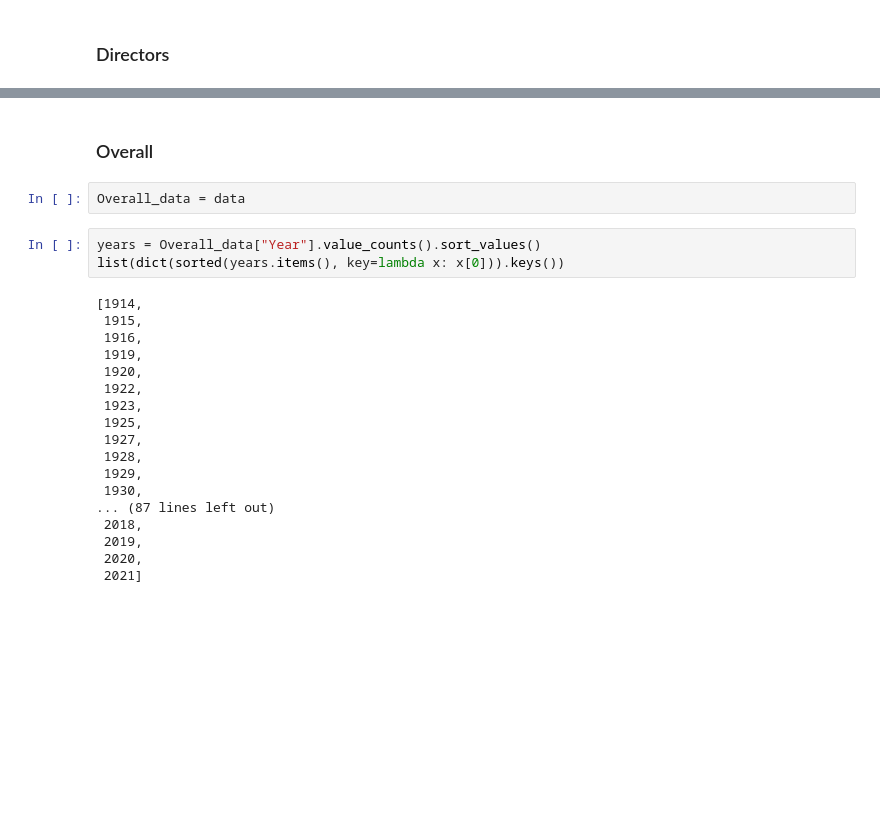
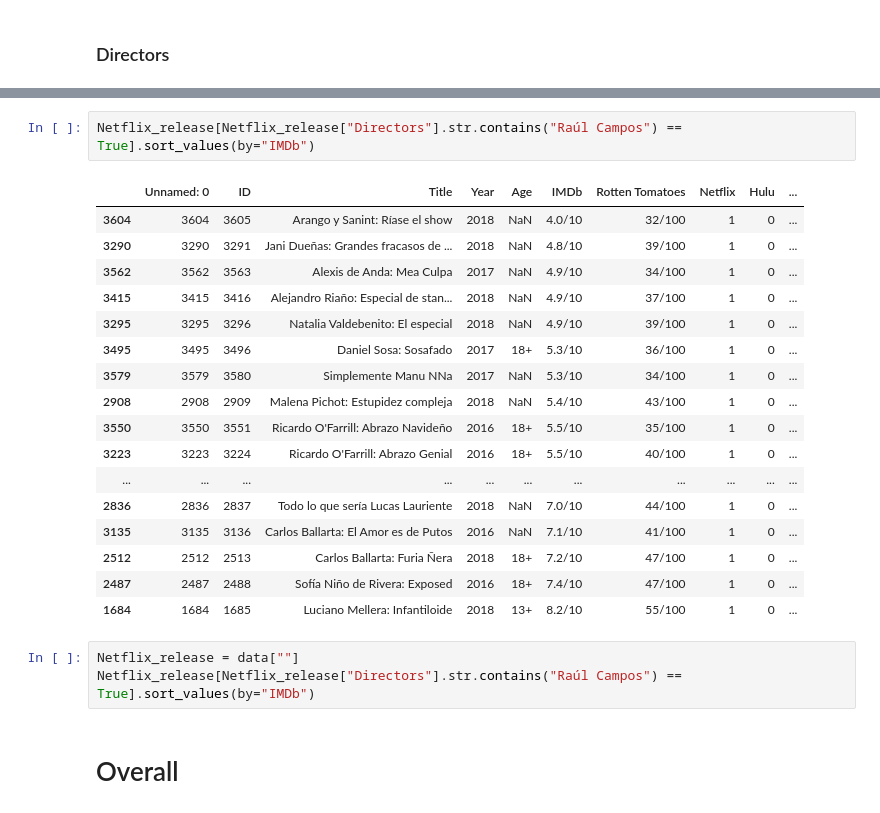
Before and after one commit to Razorlance/Dsba_project, a Jupyter notebook: calculations.ipynb, the cells around one changed output, grey strips where cells are left out. Drawn from its saved outputs; the diff is of its cells as text; blank space fills up the shorter version.

Commit message:
Finished Netflix page
* Added new grapghs on main page
* Small fixes

```diff
--- a/calculations.ipynb
+++ b/calculations.ipynb
@@ -75,25 +124,25 @@ dict(sorted(Counter(directors).items(), key=lambda x: x[1], reverse=True))
+# %%
+Netflix_release[Netflix_release["Directors"].str.contains("Raúl Campos") == True].sort_values(by="IMDb")
+# %% [output]
+|  | Unnamed: 0 | ID | Title | Year | Age | IMDb | Rotten Tomatoes | Netflix | Hulu | ... |
+| 3604 | 3604 | 3605 | Arango y Sanint: Ríase el show | 2018 | NaN | 4.0/10 | 32/100 | 1 | 0 | ... |
+| 3290 | 3290 | 3291 | Jani Dueñas: Grandes fracasos de ... | 2018 | NaN | 4.8/10 | 39/100 | 1 | 0 | ... |
+| 3562 | 3562 | 3563 | Alexis de Anda: Mea Culpa | 2017 | NaN | 4.9/10 | 34/100 | 1 | 0 | ... |
+| 3415 | 3415 | 3416 | Alejandro Riaño: Especial de stan... | 2018 | NaN | 4.9/10 | 37/100 | 1 | 0 | ... |
+| 3295 | 3295 | 3296 | Natalia Valdebenito: El especial | 2018 | NaN | 4.9/10 | 39/100 | 1 | 0 | ... |
+| 3495 | 3495 | 3496 | Daniel Sosa: Sosafado | 2017 | 18+ | 5.3/10 | 36/100 | 1 | 0 | ... |
+| 3579 | 3579 | 3580 | Simplemente Manu NNa | 2017 | NaN | 5.3/10 | 34/100 | 1 | 0 | ... |
+| 2908 | 2908 | 2909 | Malena Pichot: Estupidez compleja | 2018 | NaN | 5.4/10 | 43/100 | 1 | 0 | ... |
+| 3550 | 3550 | 3551 | Ricardo O'Farrill: Abrazo Navideño | 2016 | 18+ | 5.5/10 | 35/100 | 1 | 0 | ... |
+| 3223 | 3223 | 3224 | Ricardo O'Farrill: Abrazo Genial | 2016 | 18+ | 5.5/10 | 40/100 | 1 | 0 | ... |
+| ... | ... | ... | ... | ... | ... | ... | ... | ... | ... | ... |
+| 2836 | 2836 | 2837 | Todo lo que sería Lucas Lauriente | 2018 | NaN | 7.0/10 | 44/100 | 1 | 0 | ... |
+| 3135 | 3135 | 3136 | Carlos Ballarta: El Amor es de Putos | 2016 | NaN | 7.1/10 | 41/100 | 1 | 0 | ... |
+| 2512 | 2512 | 2513 | Carlos Ballarta: Furia Ñera | 2018 | 18+ | 7.2/10 | 47/100 | 1 | 0 | ... |
+| 2487 | 2487 | 2488 | Sofía Niño de Rivera: Exposed | 2016 | 18+ | 7.4/10 | 47/100 | 1 | 0 | ... |
+| 1684 | 1684 | 1685 | Luciano Mellera: Infantiloide | 2018 | 13+ | 8.2/10 | 55/100 | 1 | 0 | ... |
+# %%
+Netflix_release = data[""]
+Netflix_release[Netflix_release["Directors"].str.contains("Raúl Campos") == True].sort_values(by="IMDb")
 # %% [markdown]
-### Overall
+# Overall
-# %%
-Overall_data = data
-# %%
-years = Overall_data["Year"].value_counts().sort_values()
-list(dict(sorted(years.items(), key=lambda x: x[0])).keys())
-# %% [output]
-[1914,
- 1915,
- 1916,
- 1919,
- 1920,
- 1922,
- 1923,
- 1925,
- 1927,
- 1928,
- 1929,
- 1930,
-... (87 lines left out)
- 2018,
- 2019,
- 2020,
- 2021]
```
Also changed, not shown: parts of 33 cells of this notebook, 10 other files.
